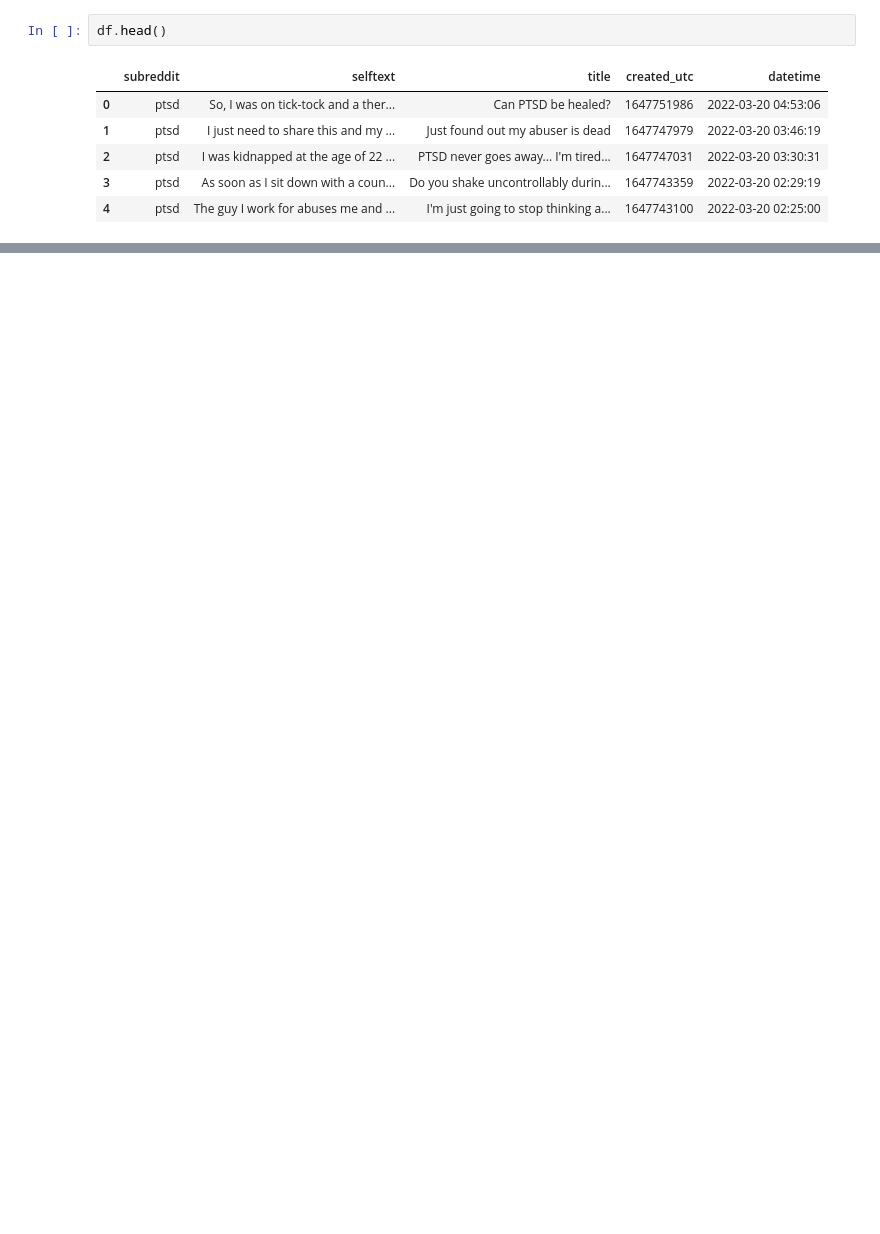
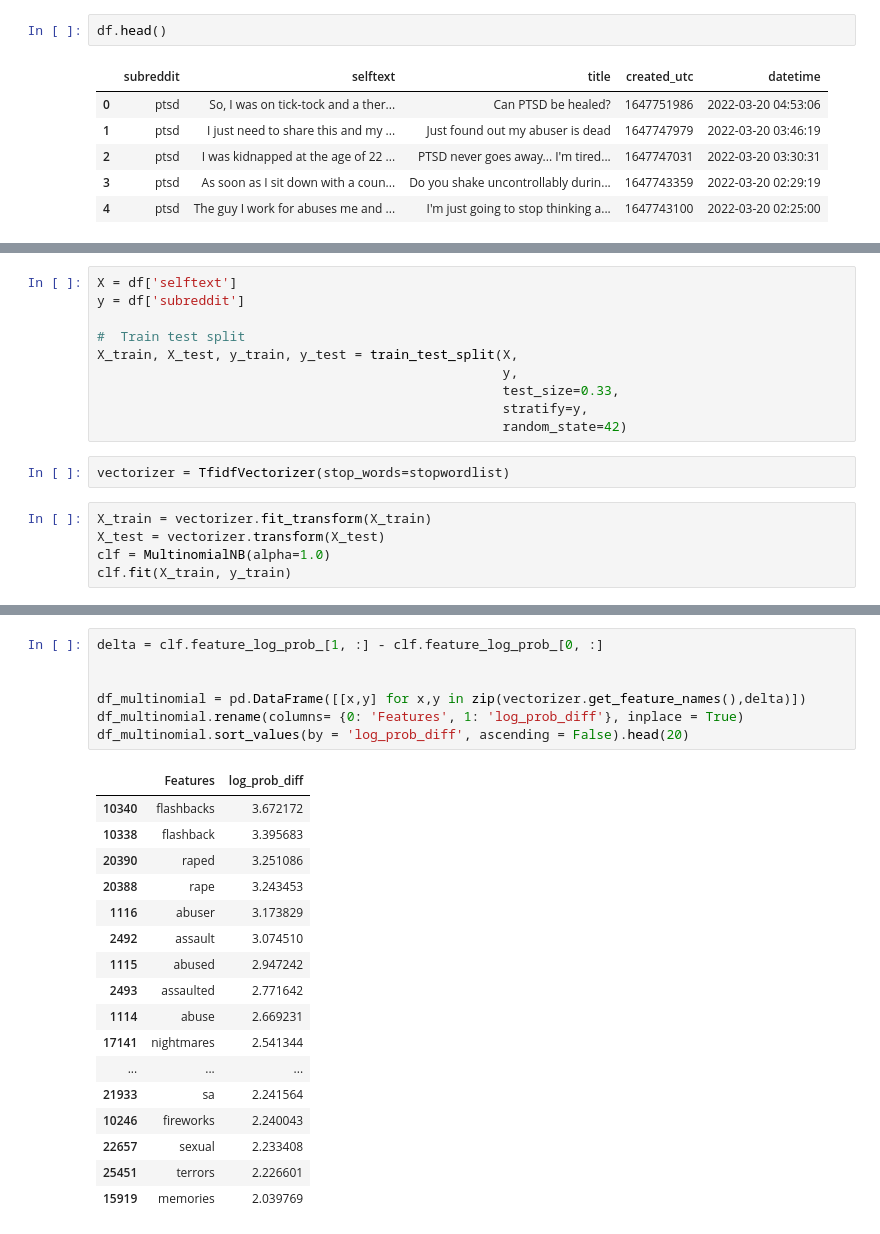
Before and after one commit to msamhz/GA-Lessons, a Jupyter notebook: project_3/MultinomialNB_Model.ipynb, the cells around one changed output, grey strips where cells are left out. Saved outputs shown, nothing was run; the diff lists cells and outputs as text; blank space fills up the shorter version.

```diff
--- a/project_3/MultinomialNB_Model.ipynb
+++ b/project_3/MultinomialNB_Model.ipynb
@@ -89,0 +95,17 @@ df.head()
+# %%
+X = df['selftext']
+y = df['subreddit']
+
+#  Train test split
+X_train, X_test, y_train, y_test = train_test_split(X,
+                                                    y,
+                                                    test_size=0.33,
+                                                    stratify=y,
+                                                    random_state=42)
+# %%
+vectorizer = TfidfVectorizer(stop_words=stopwordlist)
+# %%
+X_train = vectorizer.fit_transform(X_train)
+X_test = vectorizer.transform(X_test)
+clf = MultinomialNB(alpha=1.0)
+clf.fit(X_train, y_train)
@@ -90,3 +162,28 @@ df.head()
+# %%
+delta = clf.feature_log_prob_[1, :] - clf.feature_log_prob_[0, :]
+
+
+df_multinomial = pd.DataFrame([[x,y] for x,y in zip(vectorizer.get_feature_names(),delta)])
+df_multinomial.rename(columns= {0: 'Features', 1: 'log_prob_diff'}, inplace = True)
+df_multinomial.sort_values(by = 'log_prob_diff', ascending = False).head(20)
+# %% [output]
+|  | Features | log_prob_diff |
+| 10340 | flashbacks | 3.672172 |
+| 10338 | flashback | 3.395683 |
+| 20390 | raped | 3.251086 |
+| 20388 | rape | 3.243453 |
+| 1116 | abuser | 3.173829 |
+| 2492 | assault | 3.074510 |
+| 1115 | abused | 2.947242 |
+| 2493 | assaulted | 2.771642 |
+| 1114 | abuse | 2.669231 |
+| 17141 | nightmares | 2.541344 |
+| ... | ... | ... |
+| 21933 | sa | 2.241564 |
+| 10246 | fireworks | 2.240043 |
+| 22657 | sexual | 2.233408 |
+| 25451 | terrors | 2.226601 |
+| 15919 | memories | 2.039769 |
 # %%
 X = df['selftext']
 y = df['subreddit']
```
Also changed, not shown: parts of 22 cells of this notebook.
